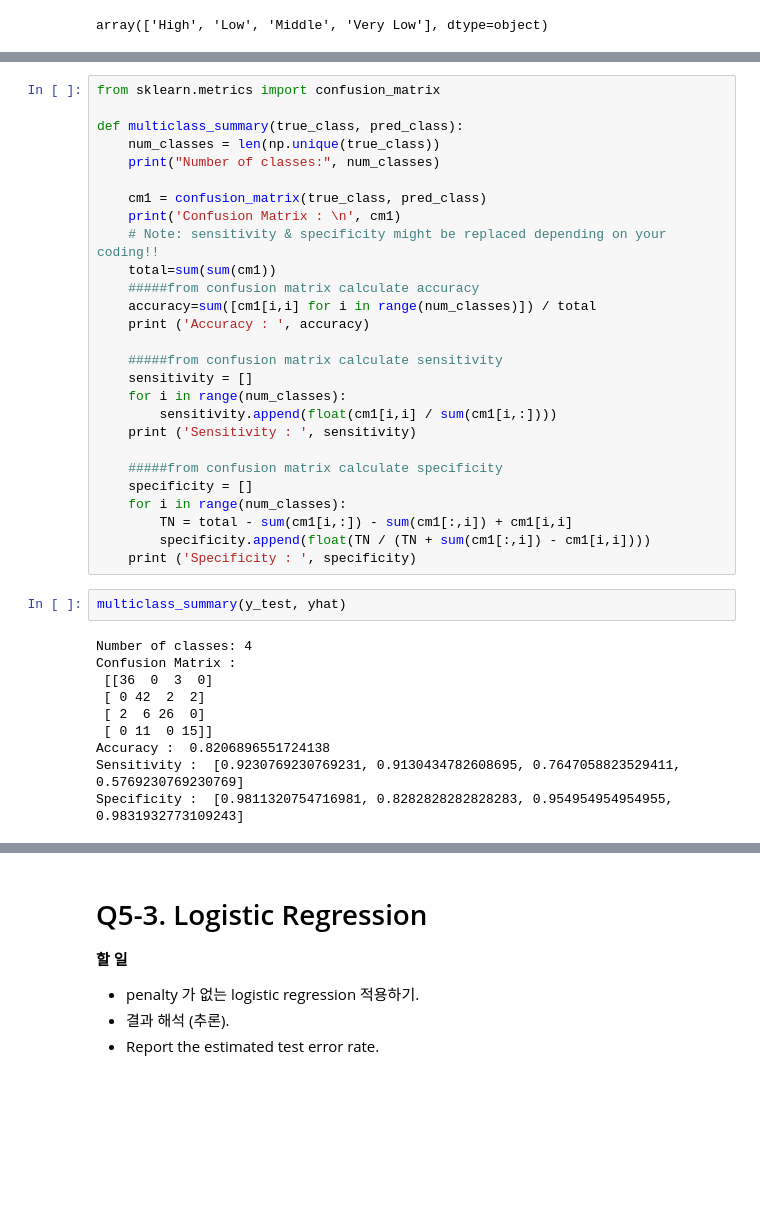
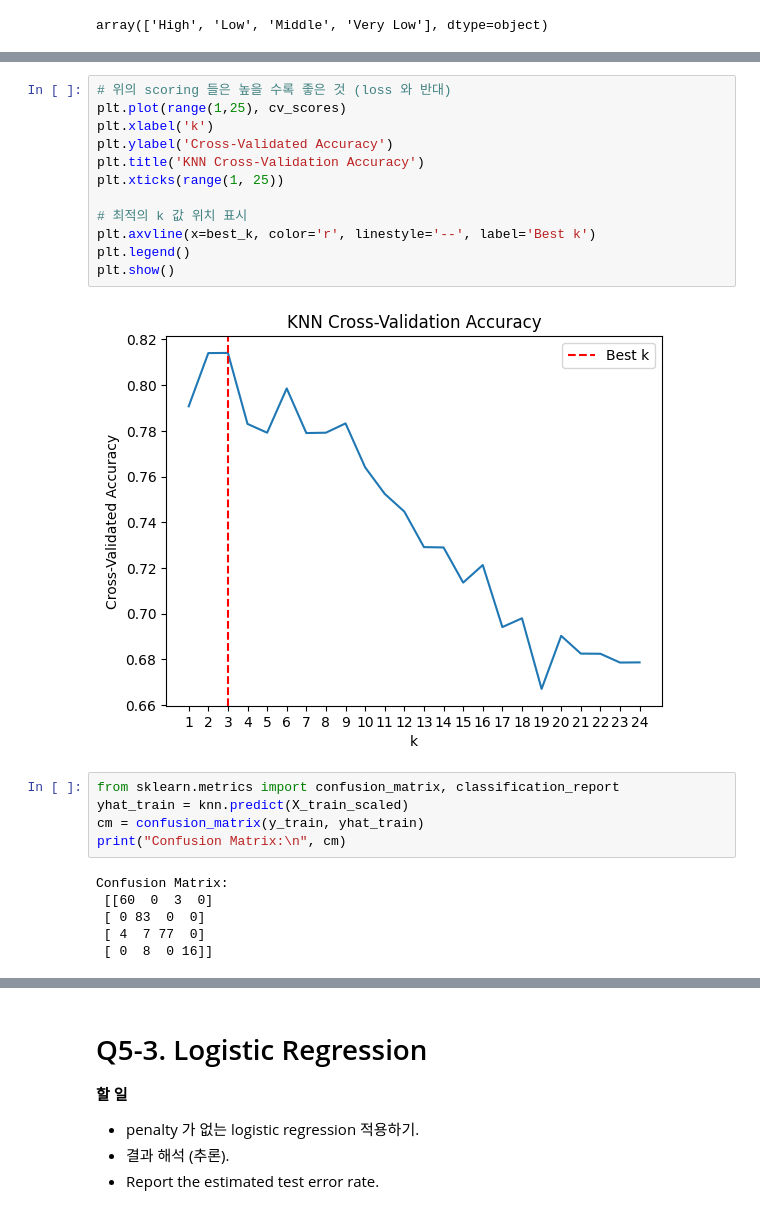
Before and after one commit to jjooki/ML-course-das511, a Jupyter notebook: exam/Exam-1.ipynb, the cells around one changed output, grey strips where cells are left out. Saved outputs shown, nothing was run; the diff lists cells and outputs as text; blank space fills up the shorter version.

```diff
--- a/exam/Exam-1.ipynb
+++ b/exam/Exam-1.ipynb
@@ -209,39 +219,25 @@ Best k: 3
-# %%
-from sklearn.metrics import confusion_matrix
-
-def multiclass_summary(true_class, pred_class):
-    num_classes = len(np.unique(true_class))
-    print("Number of classes:", num_classes)
-
-    cm1 = confusion_matrix(true_class, pred_class)
-    print('Confusion Matrix : \n', cm1)
-    # Note: sensitivity & specificity might be replaced depending on your coding!!
-    total=sum(sum(cm1))
-    #####from confusion matrix calculate accuracy
-    accuracy=sum([cm1[i,i] for i in range(num_classes)]) / total
-    print ('Accuracy : ', accuracy)
-
-    #####from confusion matrix calculate sensitivity
-    sensitivity = []
-    for i in range(num_classes):
-        sensitivity.append(float(cm1[i,i] / sum(cm1[i,:])))
-    print ('Sensitivity : ', sensitivity)
-
-    #####from confusion matrix calculate specificity
-    specificity = []
-    for i in range(num_classes):
-        TN = total - sum(cm1[i,:]) - sum(cm1[:,i]) + cm1[i,i]
-        specificity.append(float(TN / (TN + sum(cm1[:,i]) - cm1[i,i])))
-    print ('Specificity : ', specificity)
-# %%
-multiclass_summary(y_test, yhat)
-# %% [output]
-Number of classes: 4
-Confusion Matrix :
- [[36  0  3  0]
- [ 0 42  2  2]
- [ 2  6 26  0]
- [ 0 11  0 15]]
-Accuracy :  0.8206896551724138
-Sensitivity :  [0.9230769230769231, 0.9130434782608695, 0.7647058823529411, 0.5769230769230769]
-Specificity :  [0.9811320754716981, 0.8282828282828283, 0.954954954954955, 0.9831932773109243]
+# %%
+# 위의 scoring 들은 높을 수록 좋은 것 (loss 와 반대)
+plt.plot(range(1,25), cv_scores)
+plt.xlabel('k')
+plt.ylabel('Cross-Validated Accuracy')
+plt.title('KNN Cross-Validation Accuracy')
+plt.xticks(range(1, 25))
+
+# 최적의 k 값 위치 표시
+plt.axvline(x=best_k, color='r', linestyle='--', label='Best k')
+plt.legend()
+plt.show()
+# %% [output]
+[figure, added]
+# %%
+from sklearn.metrics import confusion_matrix, classification_report
+yhat_train = knn.predict(X_train_scaled)
+cm = confusion_matrix(y_train, yhat_train)
+print("Confusion Matrix:\n", cm)
+# %% [output]
+Confusion Matrix:
+ [[60  0  3  0]
+ [ 0 83  0  0]
+ [ 4  7 77  0]
+ [ 0  8  0 16]]
```
Also changed, not shown: parts of 23 cells of this notebook, 4 other files.
